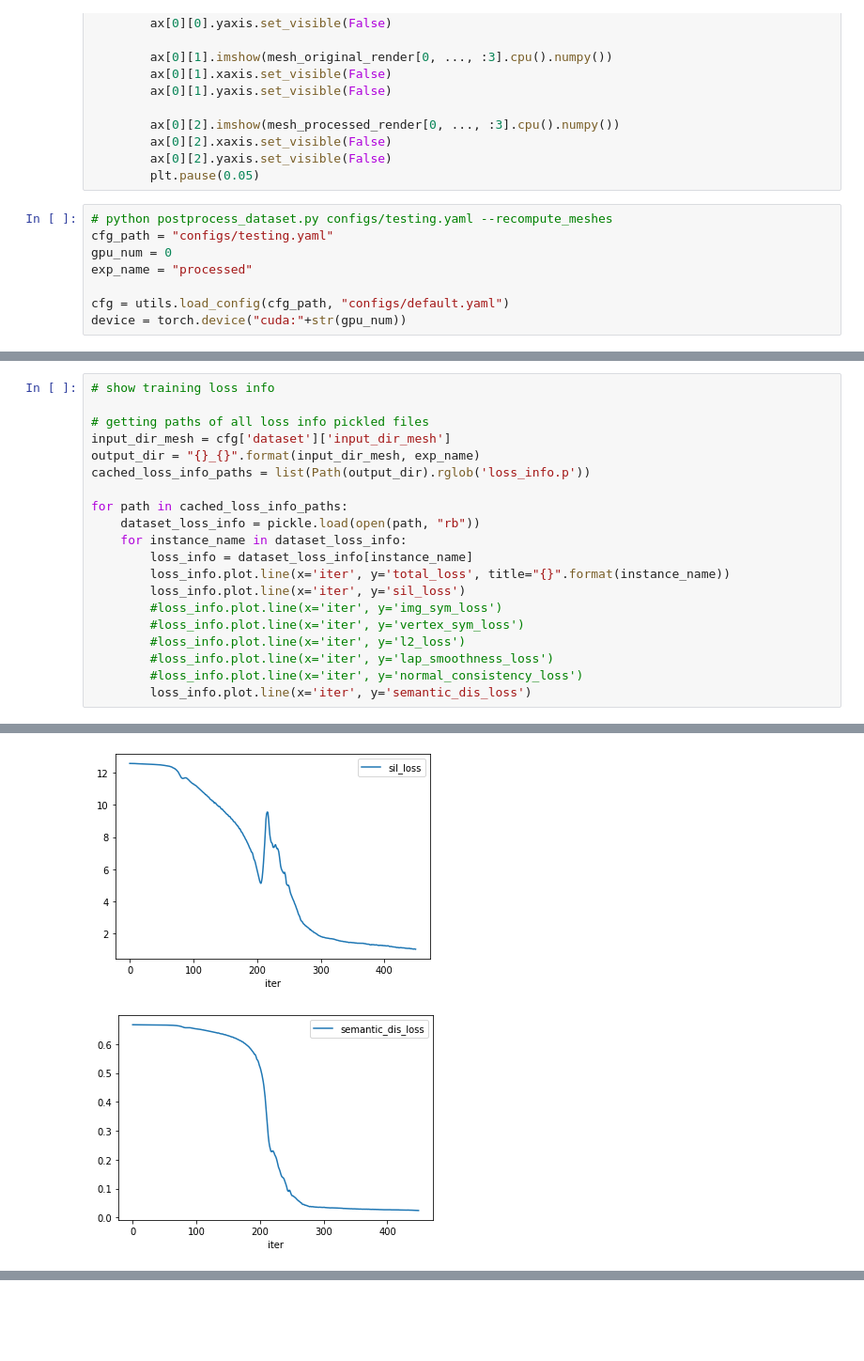
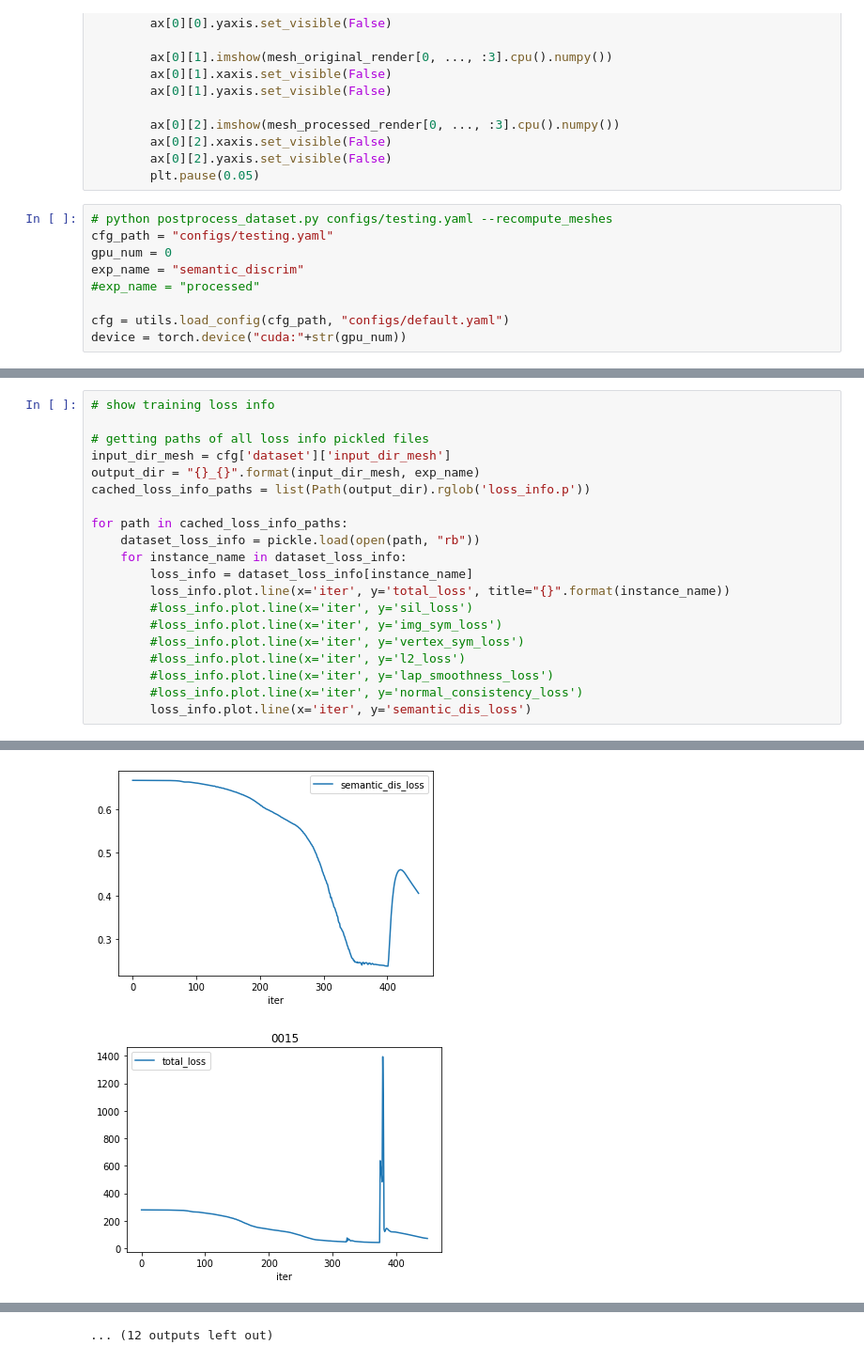
Before and after one commit to edwardyang12/sil_consistent_at_inference, a Jupyter notebook: notebooks/postprocess_dataset.ipynb, the cells around one changed output, grey strips where cells are left out. Shown at 94% size. Drawn from its saved outputs; the diff is of its cells as text; blank space fills up the shorter version.

```diff
--- a/notebooks/postprocess_dataset.ipynb
+++ b/notebooks/postprocess_dataset.ipynb
@@ -80,7 +80,8 @@ def show_meshes(cfg, device, exp_name):
 # python postprocess_dataset.py configs/testing.yaml --recompute_meshes
 cfg_path = "configs/testing.yaml"
 gpu_num = 0
-exp_name = "processed"
+exp_name = "semantic_discrim"
+#exp_name = "processed"
 
 cfg = utils.load_config(cfg_path, "configs/default.yaml")
 device = torch.device("cuda:"+str(gpu_num))
@@ -103,7 +115,7 @@ for path in cached_loss_info_paths:
     for instance_name in dataset_loss_info:
         loss_info = dataset_loss_info[instance_name]
         loss_info.plot.line(x='iter', y='total_loss', title="{}".format(instance_name))
-        loss_info.plot.line(x='iter', y='sil_loss')
+        #loss_info.plot.line(x='iter', y='sil_loss')
         #loss_info.plot.line(x='iter', y='img_sym_loss')
         #loss_info.plot.line(x='iter', y='vertex_sym_loss')
         #loss_info.plot.line(x='iter', y='l2_loss')
@@ -115,2 +127,2 @@ for path in cached_loss_info_paths:
-[figure, old version]
+[figure, new version]
-[figure, old version]
+[figure, new version]
@@ -116,0 +138 @@ for path in cached_loss_info_paths:
+... (12 outputs left out)
```
Also changed, not shown: parts of 2 cells of this notebook, 11 other files.
